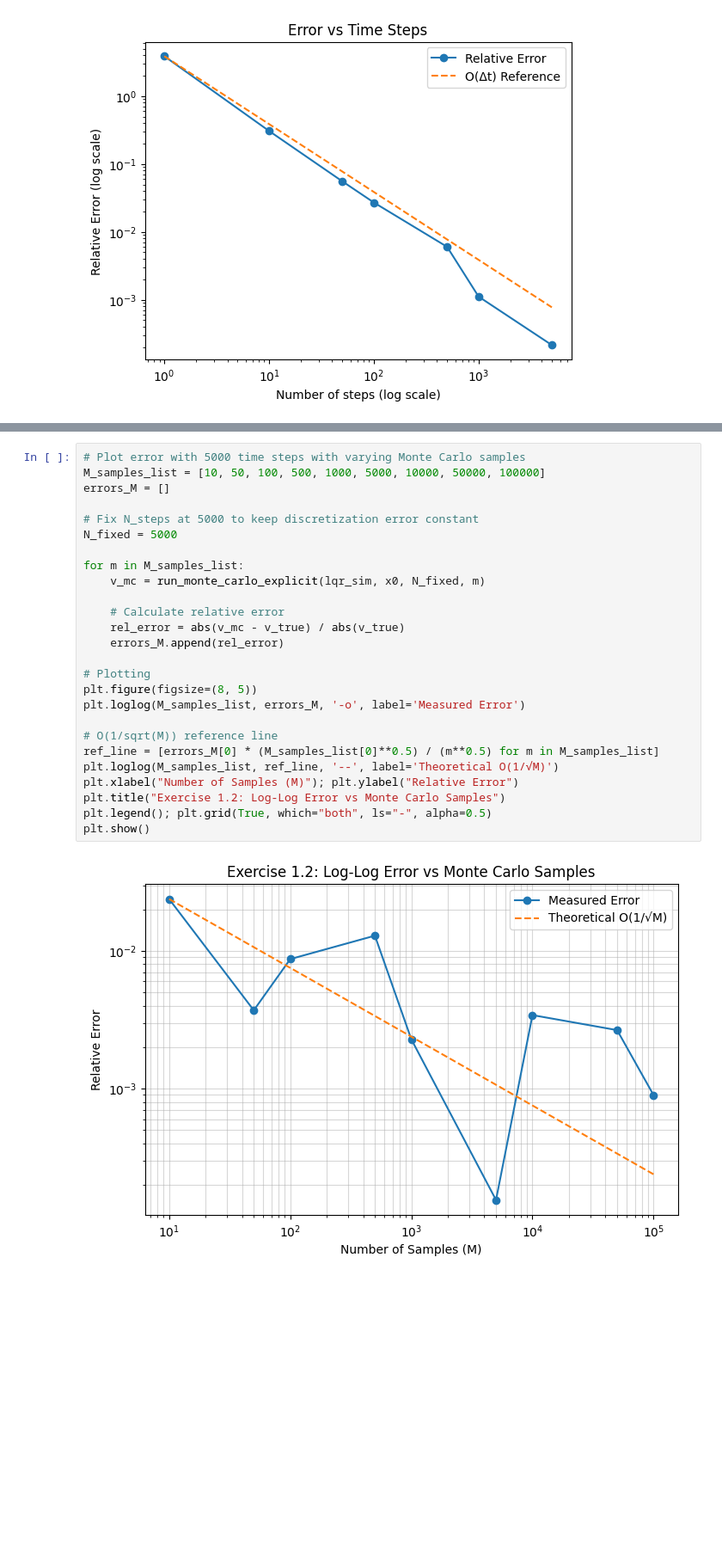
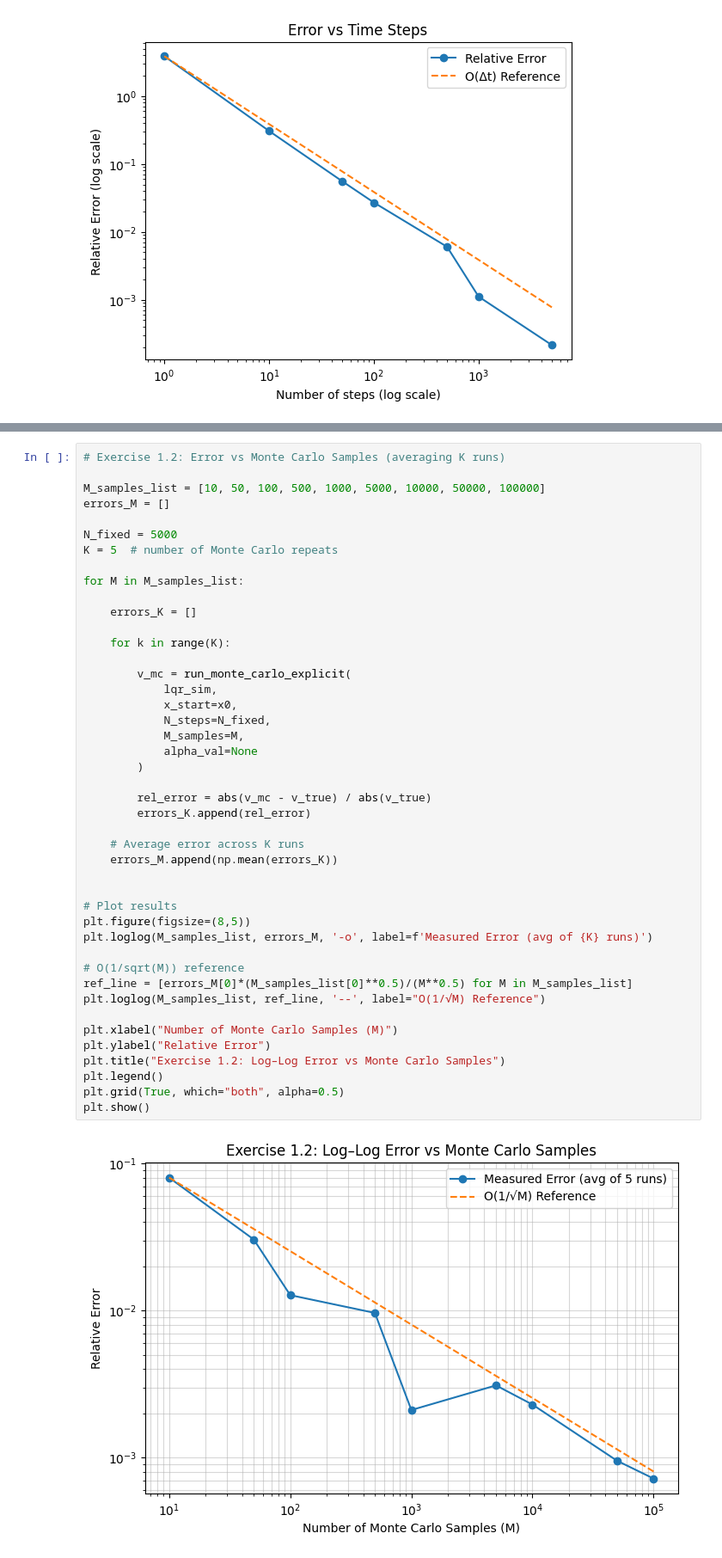
Before and after one commit to Conorgrant45/Stochastic-Control-Dynamic-Asset-Allocation, a Jupyter notebook: Assignment.ipynb, the cells around one changed output, grey strips where cells are left out. Shown at 86% size. Saved outputs shown, nothing was run; the diff lists cells and outputs as text; blank space fills up the shorter version.

```diff
--- a/Assignment.ipynb
+++ b/Assignment.ipynb
@@ -111,33 +111,51 @@ Our monte carlo simulation is subject to two forms of error:
     $$
     which is fixed and does not depend on N.
 # %%
-# Plot error with 5000 time steps with varying Monte Carlo samples
+# Exercise 1.2: Error vs Monte Carlo Samples (averaging K runs)
+
 M_samples_list = [10, 50, 100, 500, 1000, 5000, 10000, 50000, 100000]
 errors_M = []
 
-# Fix N_steps at 5000 to keep discretization error constant
 N_fixed = 5000
+K = 5  # number of Monte Carlo repeats
 
-for m in M_samples_list:
-    v_mc = run_monte_carlo_explicit(lqr_sim, x0, N_fixed, m)
+for M in M_samples_list:
 
-    # Calculate relative error
-    rel_error = abs(v_mc - v_true) / abs(v_true)
-    errors_M.append(rel_error)
+    errors_K = []
 
-# Plotting
-plt.figure(figsize=(8, 5))
-plt.loglog(M_samples_list, errors_M, '-o', label='Measured Error')
+    for k in range(K):
 
-# O(1/sqrt(M)) reference line
-ref_line = [errors_M[0] * (M_samples_list[0]**0.5) / (m**0.5) for m in M_samples_list]
-plt.loglog(M_samples_list, ref_line, '--', label='Theoretical O(1/√M)')
-plt.xlabel("Number of Samples (M)"); plt.ylabel("Relative Error")
-plt.title("Exercise 1.2: Log-Log Error vs Monte Carlo Samples")
-plt.legend(); plt.grid(True, which="both", ls="-", alpha=0.5)
+        v_mc = run_monte_carlo_explicit(
+            lqr_sim,
+            x_start=x0,
+            N_steps=N_fixed,
+            M_samples=M,
+            alpha_val=None
+        )
+
+        rel_error = abs(v_mc - v_true) / abs(v_true)
+        errors_K.append(rel_error)
+
+    # Average error across K runs
+    errors_M.append(np.mean(errors_K))
+
+
+# Plot results
+plt.figure(figsize=(8,5))
+plt.loglog(M_samples_list, errors_M, '-o', label=f'Measured Error (avg of {K} runs)')
+
+# O(1/sqrt(M)) reference
+ref_line = [errors_M[0]*(M_samples_list[0]**0.5)/(M**0.5) for M in M_samples_list]
+plt.loglog(M_samples_list, ref_line, '--', label="O(1/√M) Reference")
+
+plt.xlabel("Number of Monte Carlo Samples (M)")
+plt.ylabel("Relative Error")
+plt.title("Exercise 1.2: Log–Log Error vs Monte Carlo Samples")
+plt.legend()
+plt.grid(True, which="both", alpha=0.5)
 plt.show()
 # %% [output]
-[figure, old version]
+[figure, new version]
 # %%
 # Exercise 2
 # Generate Training Data using Analytical Solver
```
Also changed, not shown: parts of 2 cells of this notebook, 1 other file.
